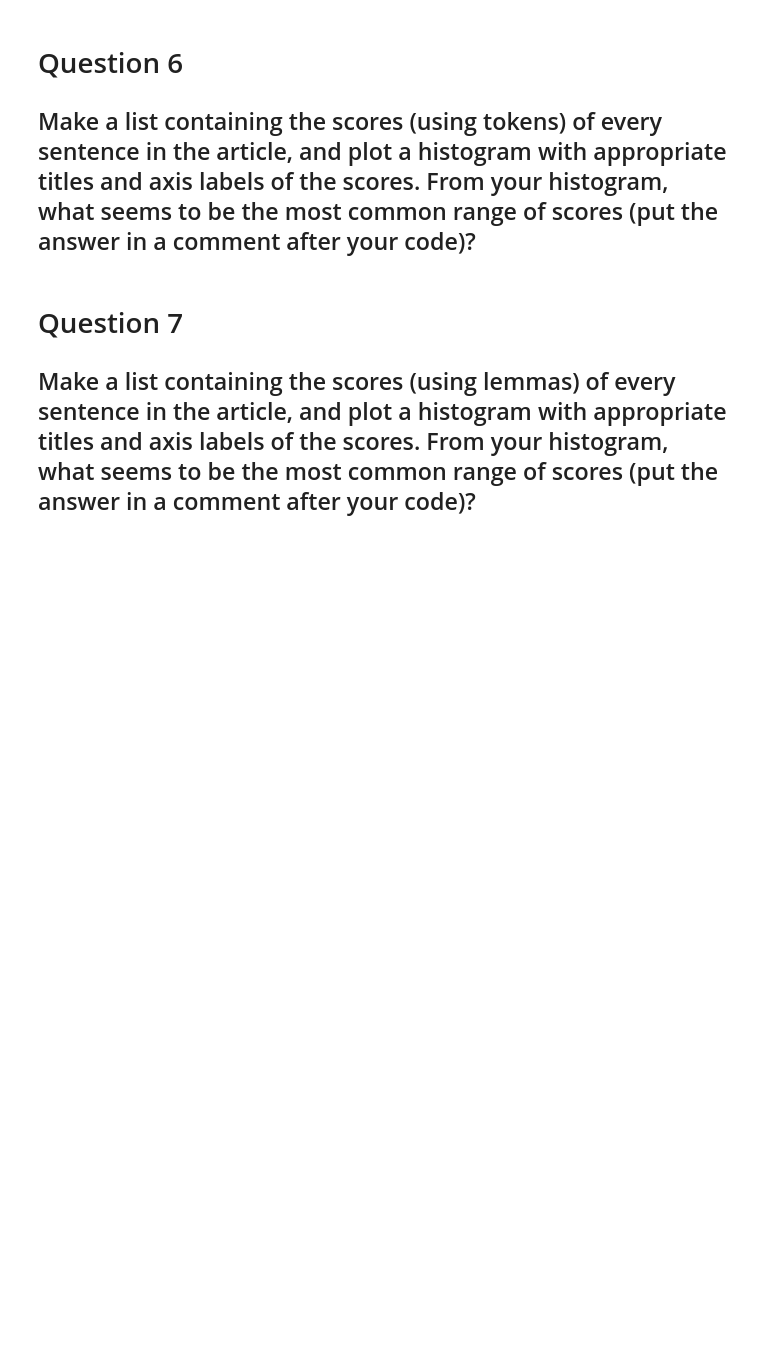
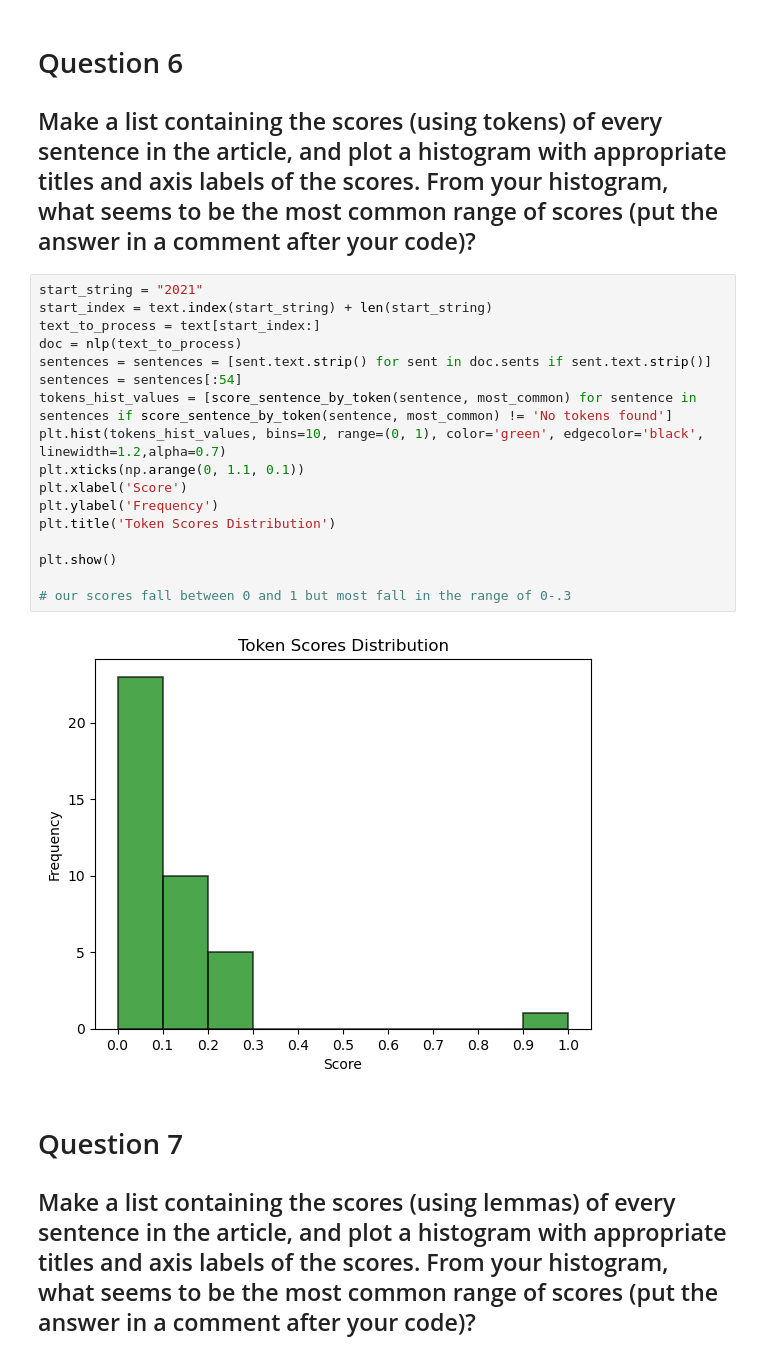
Before and after one commit to LevLow/Module-06-Web-scraping, a Jupyter notebook: web-scraping.ipynb, the cells around one changed output. Cells and saved outputs as stored; diff of their text form; blank space fills up the shorter version.

```diff
--- a/web-scraping.ipynb
+++ b/web-scraping.ipynb
@@ -201,6 +201,25 @@ score_sentence_by_lemma(sentence, most_common_lemmas)
 # %% [markdown]
 # Question 6
 ## Make a list containing the scores (using tokens) of every sentence in the article, and plot a histogram with appropriate titles and axis labels of the scores. From your histogram, what seems to be the most common range of scores (put the answer in a comment after your code)?
+# %%
+start_string = "2021"
+start_index = text.index(start_string) + len(start_string)
+text_to_process = text[start_index:]
+doc = nlp(text_to_process)
+sentences = sentences = [sent.text.strip() for sent in doc.sents if sent.text.strip()]
+sentences = sentences[:54]
+tokens_hist_values = [score_sentence_by_token(sentence, most_common) for sentence in sentences if score_sentence_by_token(sentence, most_common) != 'No tokens found']
+plt.hist(tokens_hist_values, bins=10, range=(0, 1), color='green', edgecolor='black', linewidth=1.2,alpha=0.7)
+plt.xticks(np.arange(0, 1.1, 0.1))
+plt.xlabel('Score')
+plt.ylabel('Frequency')
+plt.title('Token Scores Distribution')
+
+plt.show()
+
+# our scores fall between 0 and 1 but most fall in the range of 0-.3
+# %% [output]
+[figure, added]
 # %% [markdown]
 # Question 7
 ## Make a list containing the scores (using lemmas) of every sentence in the article, and plot a histogram with appropriate titles and axis labels of the scores.  From your histogram, what seems to be the most common range of scores (put the answer in a comment after your code)?
```
Also changed, not shown: parts of 2 cells of this notebook.
